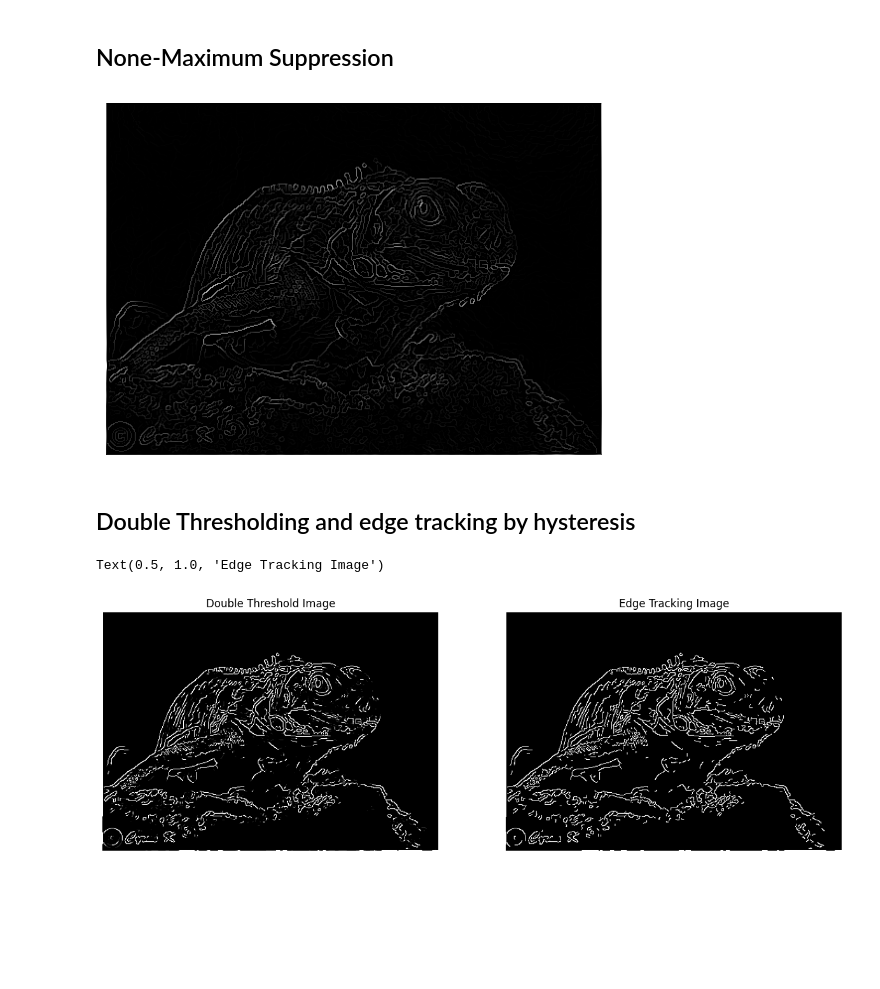
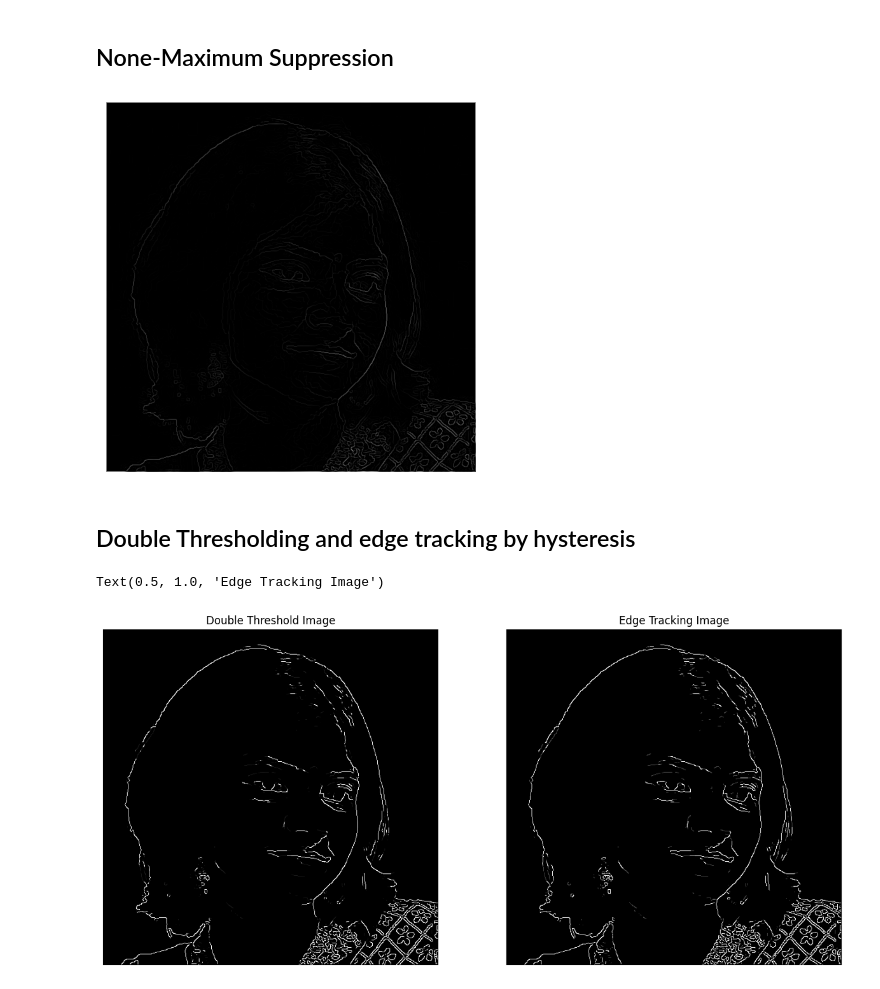
Before and after one commit to DhruvAhlawat/Image_processing, a Jupyter notebook: Edge_Detection.ipynb, the cells around one changed output. Drawn from its saved outputs; the diff is of its cells as text; code cells hidden in the pictures; blank space fills up the shorter version.

Commit message:
new image test

```diff
--- a/Edge_Detection.ipynb
+++ b/Edge_Detection.ipynb
@@ -60,8 +60,7 @@ def convert_to_grayscale(img):
     return np.dot(img[...,:3], [0.299, 0.587, 0.114])
 # %%
 # avg_blur('Images/personal/Bhavs_1.png', kernel_size=8)
-img = plt.imread('Images/Chameleon_large.png').astype(np.float32);
-img = img[:,:,0:3]
+img = plt.imread('Images/personal/Bhavs_1.png');
 # %%
 plt.imshow(img); plt.axis('off'); plt.show();
 # %% [output]
@@ -147,7 +146,7 @@ def none_max_suprresion(Igrad, Ix, Iy):
 nonemax_img = none_max_suprresion(Igrad, Ix, Iy);
 plt.imshow(nonemax_img, cmap='gray'); plt.axis('off'); plt.show();
 # %% [output]
-[figure, old version]
+[figure, new version]
 # %% [markdown]
 ## Double Thresholding and edge tracking by hysteresis
 # %%
@@ -161,38 +160,39 @@ def double_thresholding(img, low, high):
     for i in range(img.shape[0]):
         for j in range(img.shape[1]):
             if(img[i,j] < low):
-                result[i,j] = 0;
+               result[i,j] = 0;
+               pass
             elif(img[i,j] > high):
                 result[i,j] = 1;
             else:
-                result[i,j] = img[i,j];
+                pass
     return result;
-low_val = 0.13;
-high_val = 0.16;
+low_val = 0.09;
+high_val = 0.12;
 double_thresh_img = double_thresholding(nonemax_img, low_val, high_val);
 
 def edge_tracking(img, low, high):
     #low and high are actual values
     result = img.copy();
     for i in range(img.shape[0]):
         for j in range(img.shape[1]):
-            if(img[i,j] > 0 and img[i,j] < 1):
+            if(img[i,j] > 0.09 and img[i,j] < 1):
                 #check the 8 neighbors
                 high_cnt = 0;
                 for k in [-1,0,1]:
                     for l in [-1,0,1]:
                         if(0 <= i+k and i+k < img.shape[0] and 0 <= j + l  and j+l < img.shape[1] and img[i+k,j+l] > high):
                             high_cnt += 1;
                             break; #found atleast one neighbor that is above the high threshold
                 if(high_cnt > 0):
                     result[i,j] = 1;
                 else:
-                    result[i,j] = 0;
+                    result[i,j] = 0.3;
     return result;
 
 fig, ax = plt.subplots(1,2, figsize=(15,15))
 ax[0].imshow(double_thresh_img, cmap='gray'); ax[0].axis('off'); ax[0].set_title('Double Threshold Image')
 ax[1].imshow(edge_tracking(double_thresh_img, low_val, high_val), cmap='gray'); ax[1].axis('off'); ax[1].set_title('Edge Tracking Image')
 # %% [output]
 Text(0.5, 1.0, 'Edge Tracking Image')
-[figure, old version]
+[figure, new version]
```
Also changed, not shown: parts of 5 cells of this notebook.
